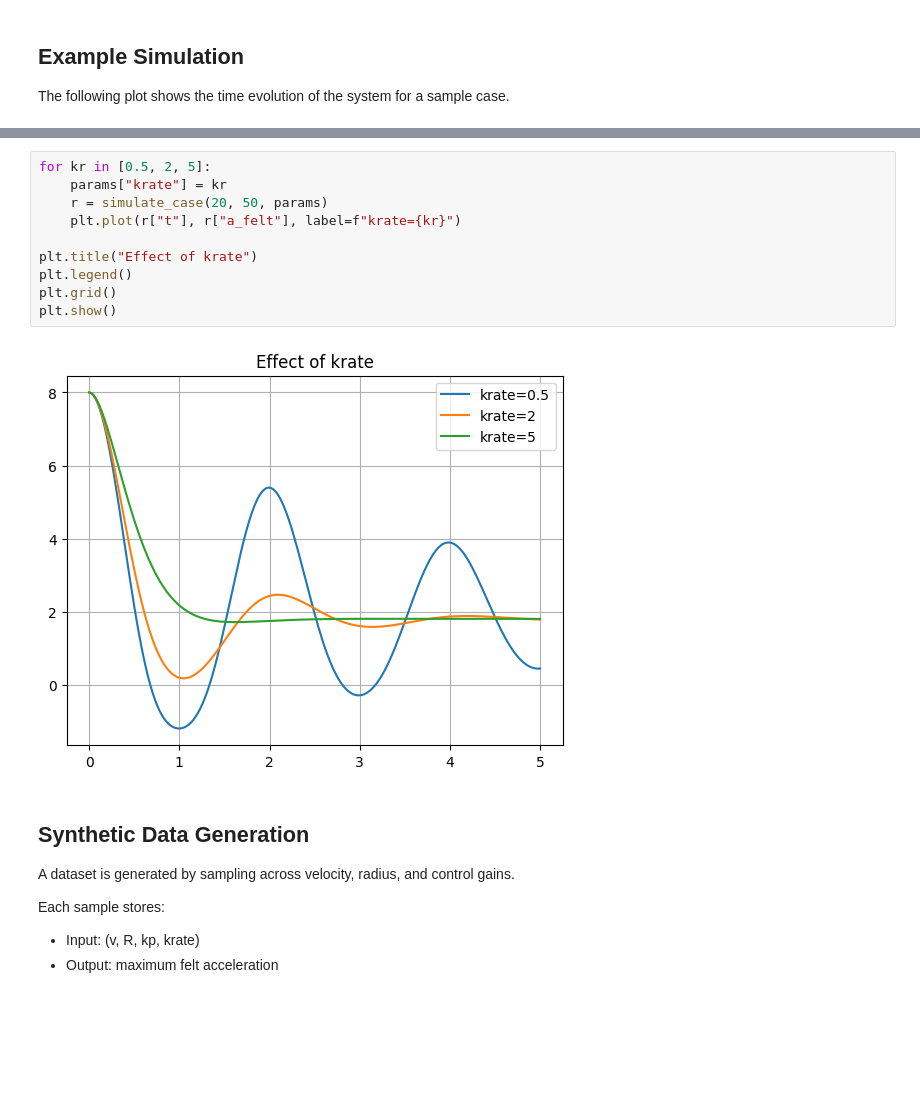
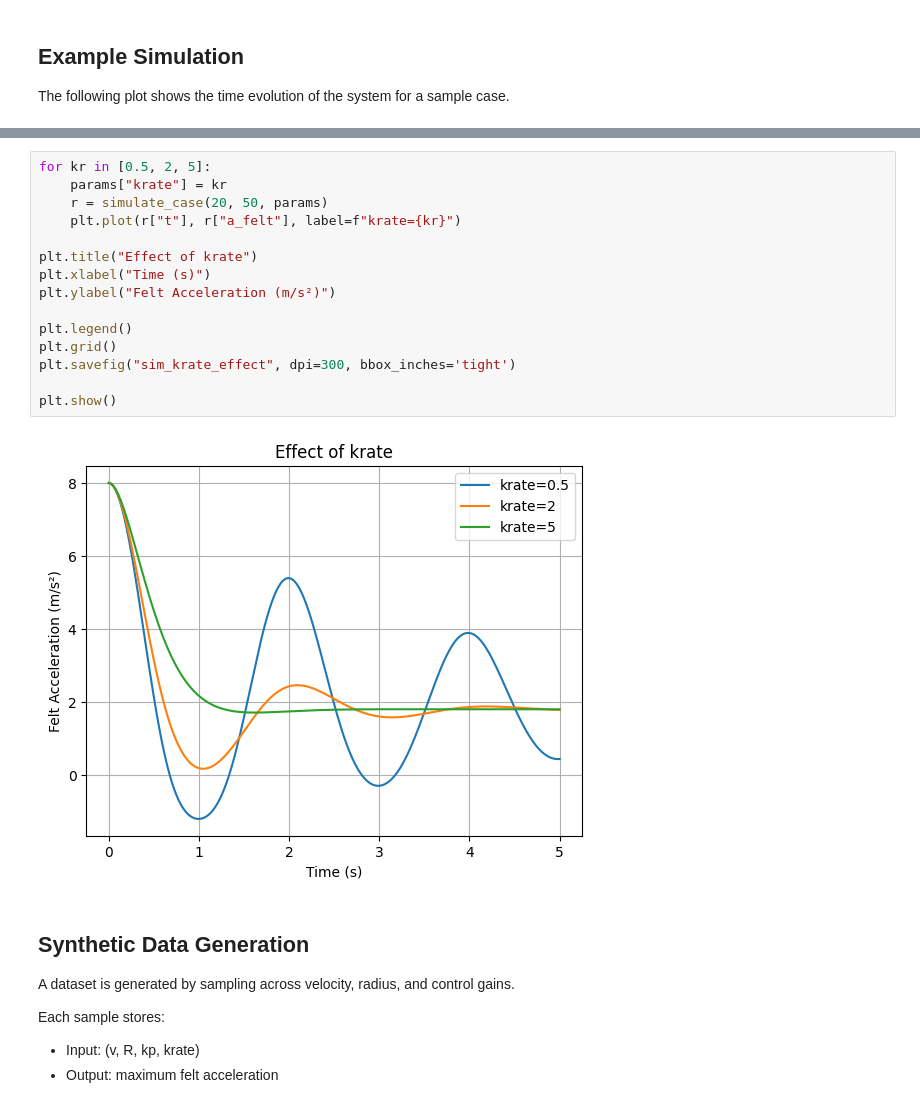
Before and after one commit to kgupt0310/AV_Assignments, a Jupyter notebook: HW-2/Simulator_PD_Control.ipynb, the cells around one changed output, grey strips where cells are left out. Drawn from its saved outputs; the diff is of its cells as text; blank space fills up the shorter version.

```diff
--- a/HW-2/Simulator_PD_Control.ipynb
+++ b/HW-2/Simulator_PD_Control.ipynb
@@ -158,15 +174,20 @@ plt.show()
 # %%
 for kr in [0.5, 2, 5]:
     params["krate"] = kr
     r = simulate_case(20, 50, params)
     plt.plot(r["t"], r["a_felt"], label=f"krate={kr}")
 
 plt.title("Effect of krate")
+plt.xlabel("Time (s)")
+plt.ylabel("Felt Acceleration (m/s²)")
+
 plt.legend()
 plt.grid()
+plt.savefig("sim_krate_effect", dpi=300, bbox_inches='tight')
+
 plt.show()
 # %% [output]
-[figure, old version]
+[figure, new version]
 # %% [markdown]
 ## Synthetic Data Generation
 
```
Also changed, not shown: parts of 5 cells of this notebook, 7 other files.
